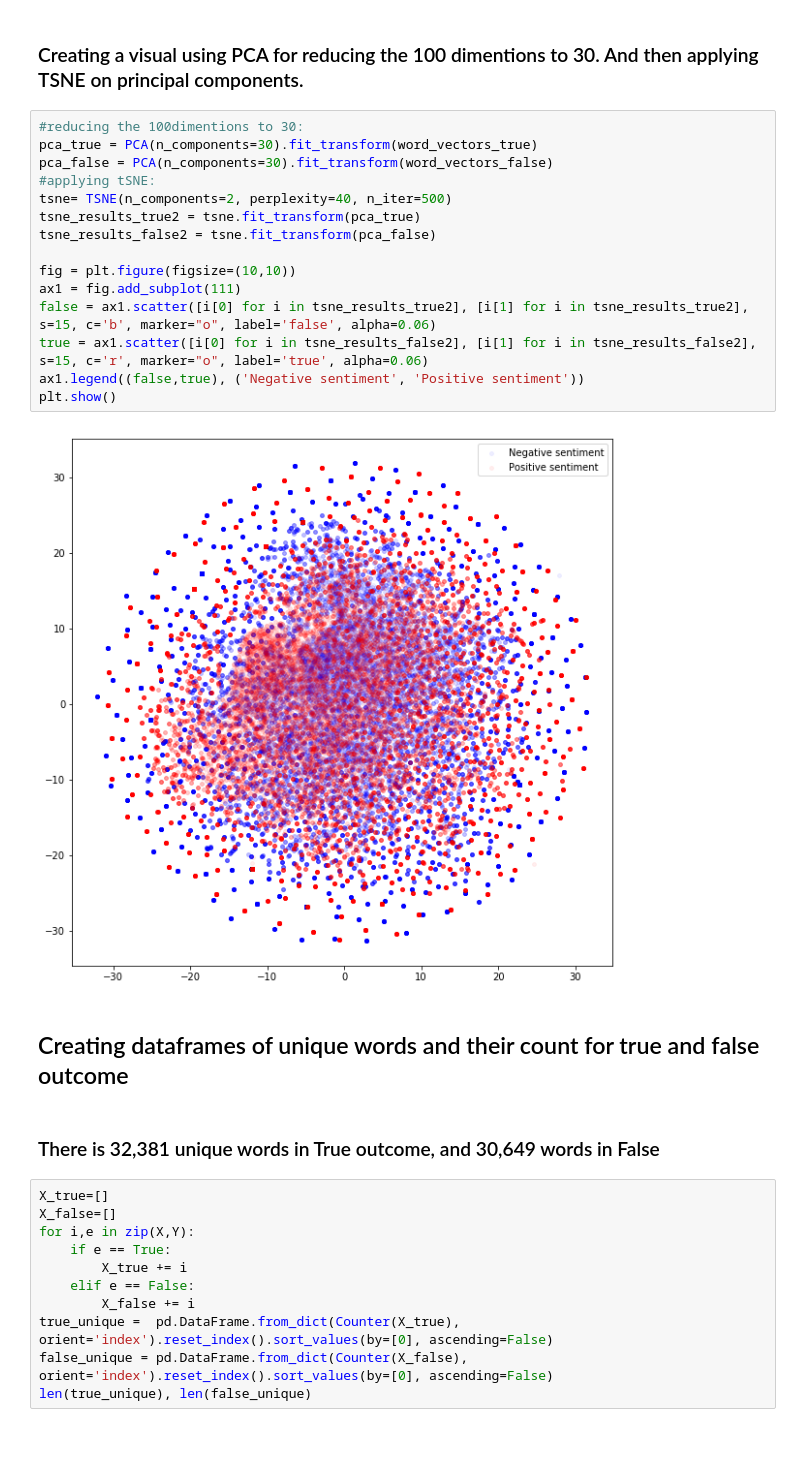
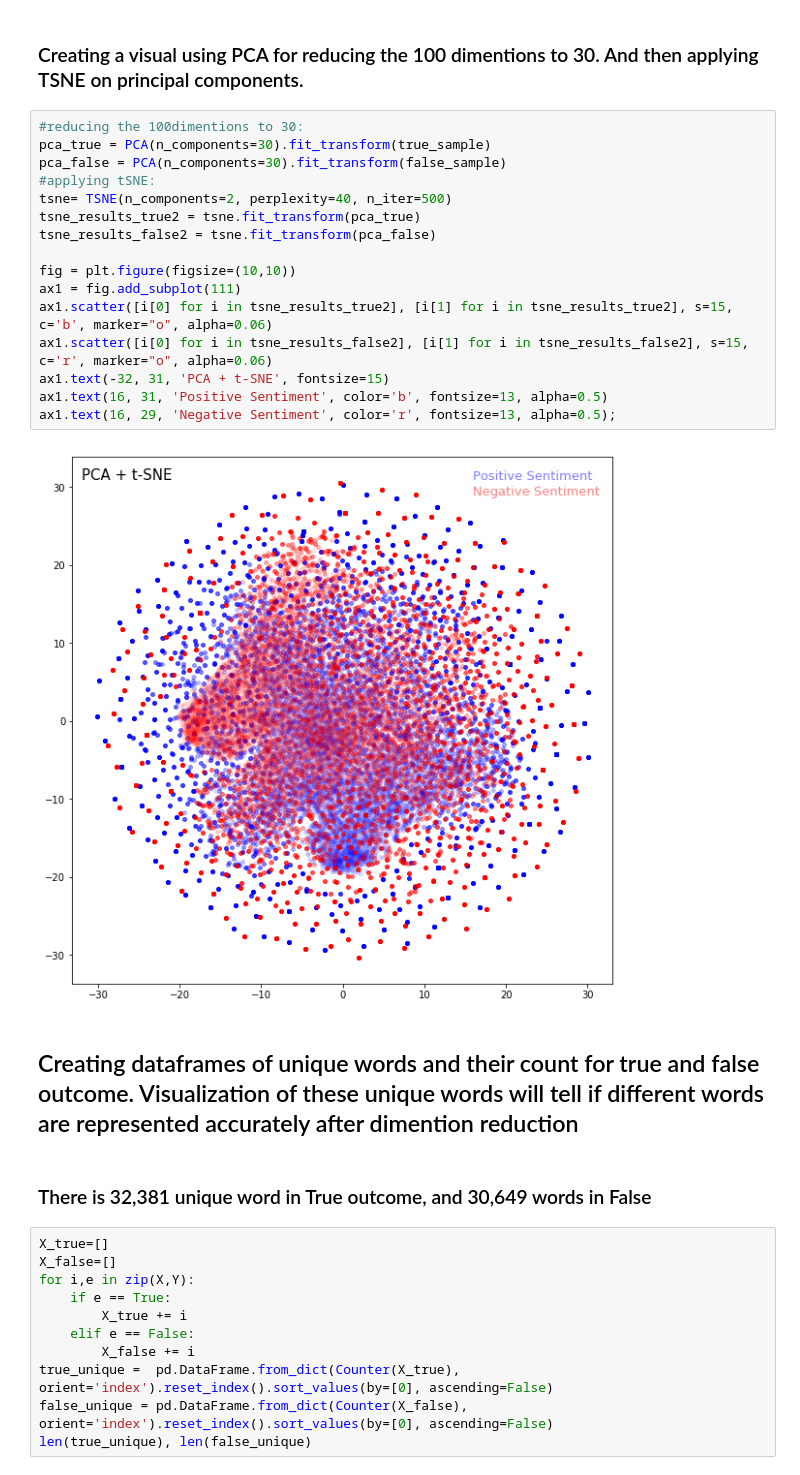
Before and after one commit to gabaslava/imdb, a Jupyter notebook: A. imdb data analysing. the code.ipynb, the cells around one changed output. Saved outputs shown, nothing was run; the diff lists cells and outputs as text; blank space fills up the shorter version.

```diff
--- a/A. imdb data analysing. the code.ipynb
+++ b/A. imdb data analysing. the code.ipynb
@@ -413,25 +414,26 @@ plt.show()
 ### Creating a visual using PCA for reducing the 100 dimentions to 30. And then applying TSNE on principal components.
 # %%
 #reducing the 100dimentions to 30:
-pca_true = PCA(n_components=30).fit_transform(word_vectors_true)
-pca_false = PCA(n_components=30).fit_transform(word_vectors_false)
+pca_true = PCA(n_components=30).fit_transform(true_sample)
+pca_false = PCA(n_components=30).fit_transform(false_sample)
 #applying tSNE:
 tsne= TSNE(n_components=2, perplexity=40, n_iter=500)
 tsne_results_true2 = tsne.fit_transform(pca_true)
 tsne_results_false2 = tsne.fit_transform(pca_false)
 
 fig = plt.figure(figsize=(10,10))
 ax1 = fig.add_subplot(111)
-false = ax1.scatter([i[0] for i in tsne_results_true2], [i[1] for i in tsne_results_true2], s=15, c='b', marker="o", label='false', alpha=0.06)
-true = ax1.scatter([i[0] for i in tsne_results_false2], [i[1] for i in tsne_results_false2], s=15, c='r', marker="o", label='true', alpha=0.06)
-ax1.legend((false,true), ('Negative sentiment', 'Positive sentiment'))
-plt.show()
+ax1.scatter([i[0] for i in tsne_results_true2], [i[1] for i in tsne_results_true2], s=15, c='b', marker="o", alpha=0.06)
+ax1.scatter([i[0] for i in tsne_results_false2], [i[1] for i in tsne_results_false2], s=15, c='r', marker="o", alpha=0.06)
+ax1.text(-32, 31, 'PCA + t-SNE', fontsize=15)
+ax1.text(16, 31, 'Positive Sentiment', color='b', fontsize=13, alpha=0.5)
+ax1.text(16, 29, 'Negative Sentiment', color='r', fontsize=13, alpha=0.5);
 # %% [output]
-[figure, old version]
+[figure, new version]
 # %% [markdown]
-## Creating dataframes of unique words and their count for true and false outcome
+## Creating dataframes of unique words and their count for true and false outcome. Visualization of these unique words will tell if different words are represented accurately after dimention reduction
 # %% [markdown]
-### There is 32,381 unique words in True outcome, and 30,649 words in False
+### There is 32,381 unique word in True outcome, and 30,649 words in False
 # %%
 X_true=[]
 X_false=[]
```
Also changed, not shown: parts of 19 cells of this notebook.
